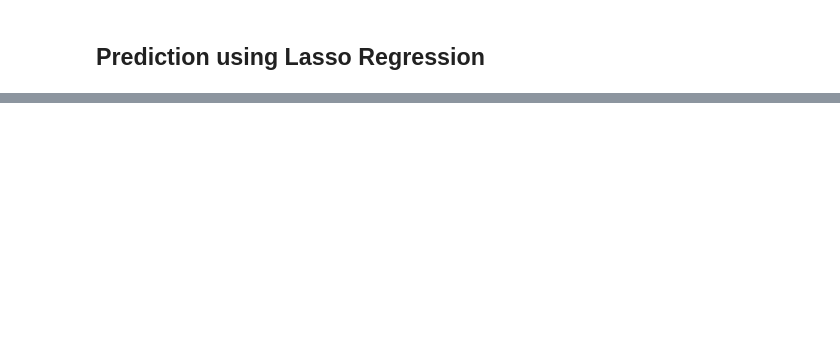
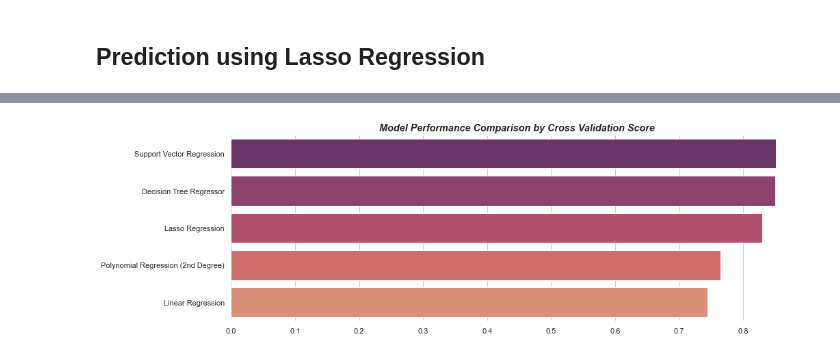
Before and after one commit to m1younis/CoreAI, a Jupyter notebook: src/main.ipynb, the cells around one changed output, grey strips where cells are left out. Saved outputs shown, nothing was run; the diff lists cells and outputs as text; code cells hidden in the pictures; blank space fills up the shorter version.

Commit message:
`main.ipynb` - added code to produce comparison visualisations

```diff
--- a/src/main.ipynb
+++ b/src/main.ipynb
@@ -615,0 +624,15 @@ Fitting 10 folds for each of 5 candidates, totalling 50 fits
+# %%
+# Gather data from previous cells into a list of lists
+data = [
+    ["Linear Regression", linreg_cv, linreg_r2],
+    ["Support Vector Regression", svr_cv, svr_r2],
+    ["Decision Tree Regressor", dt_cv, dt_r2],
+    ["Polynomial Regression (2nd Degree)", polyreg_cv, polyreg_r2],
+    ["Lasso Regression", lasso_cv, lasso_r2]
+]
+
+# Produce a pandas dataframe by passing data list and specifying column names
+comp_df = pd.DataFrame(data, columns = ["Model", "CV", "R2"])
+
+# Output DataFrame to console
+comp_df
@@ -615,0 +646,30 @@ Fitting 10 folds for each of 5 candidates, totalling 50 fits
+# %%
+fig, ax = plt.subplots(1, 1, figsize = (15, 5))
+
+# Set theme to whitegrid
+sns.set_theme(style="whitegrid")
+
+# Produce barplot using Seaborn
+comp_barplot_cv = sns.barplot(
+    x="CV",
+    y="Model",
+    palette="flare_r",
+    data=comp_df,
+    order=comp_df.sort_values("CV", ascending=False).Model
+)
+
+comp_barplot_cv.set_title("Model Performance Comparison by Cross Validation Score", size="large", style="italic", weight="bold")
+
+# Remove axis labels
+ax.set_ylabel("")
+ax.set_xlabel("")
+
+# Add gridlines to x axis
+ax.xaxis.grid(True) # Show the vertical gridlines
+
+# Remove borders
+sns.despine(left=True, bottom=True)
+
+# fig.savefig("../models/cv_performance_comparison.png", bbox_inches="tight")
+# %% [output]
+[figure, added]
```
Also changed, not shown: parts of 8 cells of this notebook.
